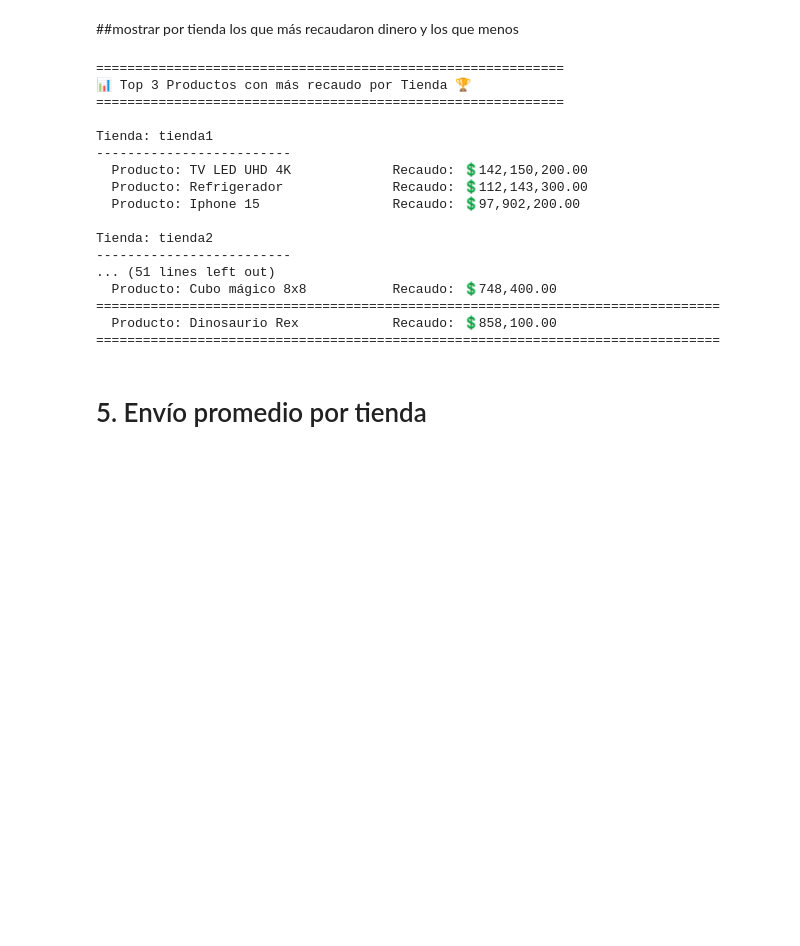
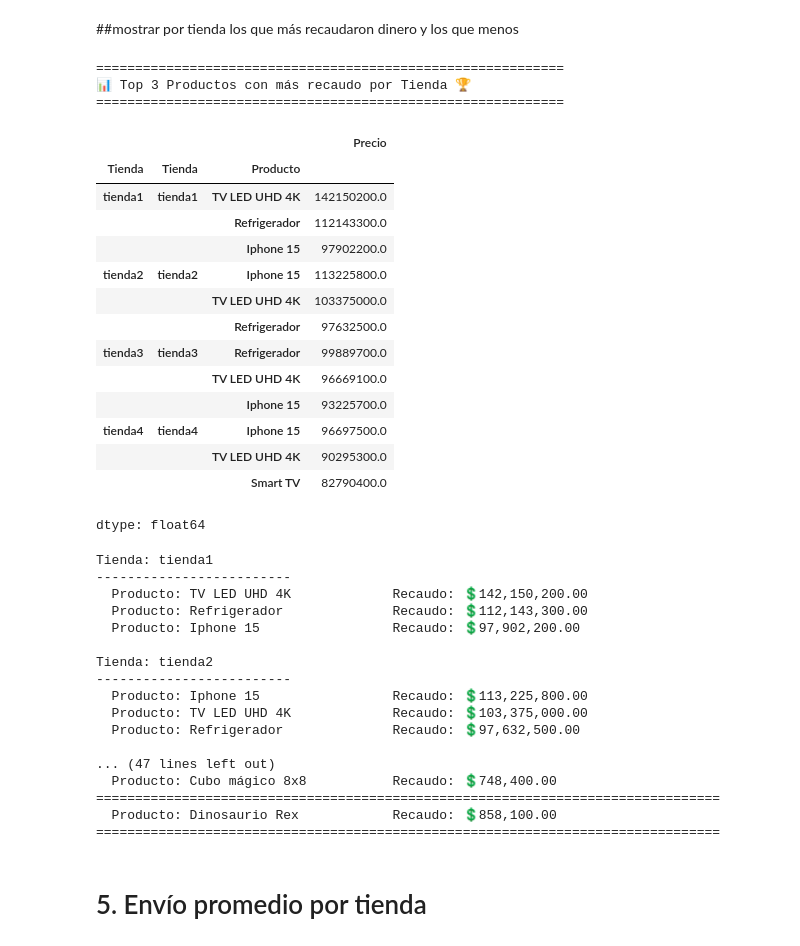
Before and after one commit to Harold-dev-code/Primer_Challenge_DataScience_Alura_Store, a Jupyter notebook: Primer_Challenge_DataScience_AluraStore.ipynb, the cells around one changed output. Drawn from its saved outputs; the diff is of its cells as text; code cells hidden in the pictures; blank space fills up the shorter version.

```diff
--- a/Primer_Challenge_DataScience_AluraStore.ipynb
+++ b/Primer_Challenge_DataScience_AluraStore.ipynb
@@ -439,6 +459,7 @@ Dinosaurio Rex: Se vendieron 175 Unidades y se Recaudo 💲3,112,900.00
 # %% [markdown]
 ##mostrar por tienda los que más recaudaron dinero y los que menos
 # %%
+from IPython.core.interactiveshell import dis
 print("="*60)
 print("📊 Top 3 Productos con más recaudo por Tienda 🏆")
 print("="*60)
@@ -447,52 +468,74 @@ print("="*60)
 recaudo_por_producto_por_tienda = df_tiendas_completo.groupby(['Tienda', 'Producto'])['Precio'].sum()
 
 # Obtener los 3 productos con mayor recaudo para cada tienda
+#groupby(level=0): Agrupa los resultados por el primer nivel del índice (que es la Tienda).
+'''.apply(lambda x: x.nlargest(3)): Para cada grupo de tienda, aplica una función lambda que
+    selecciona los 3 productos con los mayores ingresos (nlargest(3)).'''
 top_3_productos_por_tienda = recaudo_por_producto_por_tienda.groupby(level=0).apply(lambda x: x.nlargest(3))
+display(top_3_productos_por_tienda)
 
 # Imprimir los resultados formateados
-current_tienda = None
+current_tienda = None # se utiliza como una variable de control
 for index_tuple, precio in top_3_productos_por_tienda.items():
-    # Assuming the index_tuple is (Tienda, Tienda_duplicate, Producto) based on kernel state
+    #Este bucle for itera sobre los resultados de top_3_productos_por_tienda.
     tienda = index_tuple[0]
     producto = index_tuple[2]
     if tienda != current_tienda:
         print(f"\nTienda: {tienda}")
         print("-------------------------")
         current_tienda = tienda
     print(f"  Producto: {producto:<25} Recaudo: 💲{precio:,.2f}")
 print("="*80)
 print("="*60)
 print("📊 Top 3 Productos con menos recaudo por Tienda 🏆")
 print("="*60)
 inf_3_productos_por_tienda= recaudo_por_producto_por_tienda.groupby(level=0).apply(lambda x: x.nsmallest(3))
 current_tienda = None
 for index_tuple, precio in inf_3_productos_por_tienda.items():
   tienda = index_tuple[0]
   producto = index_tuple[2]
   if tienda != current_tienda:
     print(f"\nTienda: {tienda}")
     print("-------------------------")
     current_tienda = tienda
   print(f"  Producto: {producto:<25} Recaudo: 💲{precio:,.2f}")
   print("="*80)
 # %% [output]
 ============================================================
 📊 Top 3 Productos con más recaudo por Tienda 🏆
 ============================================================
-
-Tienda: tienda1
--------------------------
-  Producto: TV LED UHD 4K             Recaudo: 💲142,150,200.00
-  Producto: Refrigerador              Recaudo: 💲112,143,300.00
-  Producto: Iphone 15                 Recaudo: 💲97,902,200.00
-
-Tienda: tienda2
--------------------------
-... (51 lines left out)
-  Producto: Cubo mágico 8x8           Recaudo: 💲748,400.00
-================================================================================
-  Producto: Dinosaurio Rex            Recaudo: 💲858,100.00
-================================================================================
+|  |  |  | Precio |
+| Tienda | Tienda | Producto |  |
+| tienda1 | tienda1 | TV LED UHD 4K | 142150200.0 |
+|  |  | Refrigerador | 112143300.0 |
+|  |  | Iphone 15 | 97902200.0 |
+| tienda2 | tienda2 | Iphone 15 | 113225800.0 |
+|  |  | TV LED UHD 4K | 103375000.0 |
+|  |  | Refrigerador | 97632500.0 |
+| tienda3 | tienda3 | Refrigerador | 99889700.0 |
+|  |  | TV LED UHD 4K | 96669100.0 |
+|  |  | Iphone 15 | 93225700.0 |
+| tienda4 | tienda4 | Iphone 15 | 96697500.0 |
+|  |  | TV LED UHD 4K | 90295300.0 |
+|  |  | Smart TV | 82790400.0 |
+dtype: float64
+Tienda: tienda1
+-------------------------
+  Producto: TV LED UHD 4K             Recaudo: 💲142,150,200.00
+  Producto: Refrigerador              Recaudo: 💲112,143,300.00
+  Producto: Iphone 15                 Recaudo: 💲97,902,200.00
+
+Tienda: tienda2
+-------------------------
+  Producto: Iphone 15                 Recaudo: 💲113,225,800.00
+  Producto: TV LED UHD 4K             Recaudo: 💲103,375,000.00
+  Producto: Refrigerador              Recaudo: 💲97,632,500.00
+
+... (47 lines left out)
+  Producto: Cubo mágico 8x8           Recaudo: 💲748,400.00
+================================================================================
+  Producto: Dinosaurio Rex            Recaudo: 💲858,100.00
+================================================================================
 # %% [markdown]
 # 5. Envío promedio por tienda
 # %%
```
Also changed, not shown: parts of 6 cells of this notebook.
